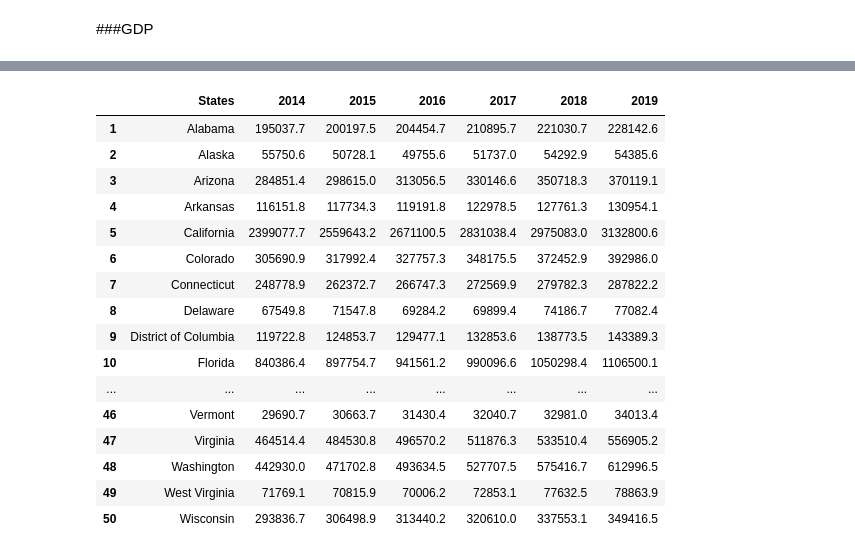
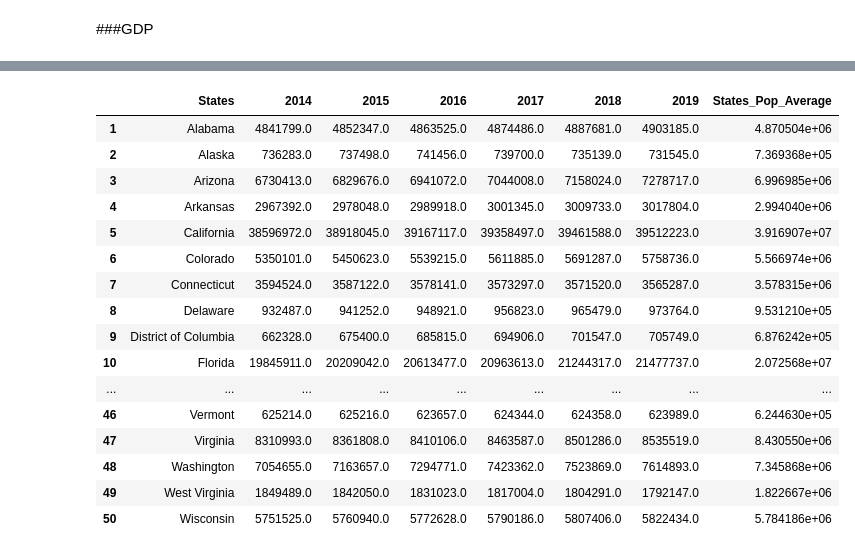
Before and after one commit to jrulloa/project-one, a Jupyter notebook: Master Notebook.ipynb, the cells around one changed output, grey strips where cells are left out. Cells and saved outputs as stored; diff of their text form; code cells hidden in the pictures.

```diff
--- a/Master Notebook.ipynb
+++ b/Master Notebook.ipynb
@@ -92,20 +52,21 @@ final_inc_df.head()
-# %%
-final_gdp_df.head()
-# %% [output]
-|  | States | 2014 | 2015 | 2016 | 2017 | 2018 | 2019 |
-| 1 | Alabama | 195037.7 | 200197.5 | 204454.7 | 210895.7 | 221030.7 | 228142.6 |
-| 2 | Alaska | 55750.6 | 50728.1 | 49755.6 | 51737.0 | 54292.9 | 54385.6 |
-| 3 | Arizona | 284851.4 | 298615.0 | 313056.5 | 330146.6 | 350718.3 | 370119.1 |
-| 4 | Arkansas | 116151.8 | 117734.3 | 119191.8 | 122978.5 | 127761.3 | 130954.1 |
-| 5 | California | 2399077.7 | 2559643.2 | 2671100.5 | 2831038.4 | 2975083.0 | 3132800.6 |
-| 6 | Colorado | 305690.9 | 317992.4 | 327757.3 | 348175.5 | 372452.9 | 392986.0 |
-| 7 | Connecticut | 248778.9 | 262372.7 | 266747.3 | 272569.9 | 279782.3 | 287822.2 |
-| 8 | Delaware | 67549.8 | 71547.8 | 69284.2 | 69899.4 | 74186.7 | 77082.4 |
-| 9 | District of Columbia | 119722.8 | 124853.7 | 129477.1 | 132853.6 | 138773.5 | 143389.3 |
-| 10 | Florida | 840386.4 | 897754.7 | 941561.2 | 990096.6 | 1050298.4 | 1106500.1 |
-| ... | ... | ... | ... | ... | ... | ... | ... |
-| 46 | Vermont | 29690.7 | 30663.7 | 31430.4 | 32040.7 | 32981.0 | 34013.4 |
-| 47 | Virginia | 464514.4 | 484530.8 | 496570.2 | 511876.3 | 533510.4 | 556905.2 |
-| 48 | Washington | 442930.0 | 471702.8 | 493634.5 | 527707.5 | 575416.7 | 612996.5 |
-| 49 | West Virginia | 71769.1 | 70815.9 | 70006.2 | 72853.1 | 77632.5 | 78863.9 |
-| 50 | Wisconsin | 293836.7 | 306498.9 | 313440.2 | 320610.0 | 337553.1 | 349416.5 |
+# %%
+final_pop_df["States_Pop_Average"]=final_pop_df.mean(axis=1)
+final_pop_df
+# %% [output]
+|  | States | 2014 | 2015 | 2016 | 2017 | 2018 | 2019 | States_Pop_Average |
+| 1 | Alabama | 4841799.0 | 4852347.0 | 4863525.0 | 4874486.0 | 4887681.0 | 4903185.0 | 4.870504e+06 |
+| 2 | Alaska | 736283.0 | 737498.0 | 741456.0 | 739700.0 | 735139.0 | 731545.0 | 7.369368e+05 |
+| 3 | Arizona | 6730413.0 | 6829676.0 | 6941072.0 | 7044008.0 | 7158024.0 | 7278717.0 | 6.996985e+06 |
+| 4 | Arkansas | 2967392.0 | 2978048.0 | 2989918.0 | 3001345.0 | 3009733.0 | 3017804.0 | 2.994040e+06 |
+| 5 | California | 38596972.0 | 38918045.0 | 39167117.0 | 39358497.0 | 39461588.0 | 39512223.0 | 3.916907e+07 |
+| 6 | Colorado | 5350101.0 | 5450623.0 | 5539215.0 | 5611885.0 | 5691287.0 | 5758736.0 | 5.566974e+06 |
+| 7 | Connecticut | 3594524.0 | 3587122.0 | 3578141.0 | 3573297.0 | 3571520.0 | 3565287.0 | 3.578315e+06 |
+| 8 | Delaware | 932487.0 | 941252.0 | 948921.0 | 956823.0 | 965479.0 | 973764.0 | 9.531210e+05 |
+| 9 | District of Columbia | 662328.0 | 675400.0 | 685815.0 | 694906.0 | 701547.0 | 705749.0 | 6.876242e+05 |
+| 10 | Florida | 19845911.0 | 20209042.0 | 20613477.0 | 20963613.0 | 21244317.0 | 21477737.0 | 2.072568e+07 |
+| ... | ... | ... | ... | ... | ... | ... | ... | ... |
+| 46 | Vermont | 625214.0 | 625216.0 | 623657.0 | 624344.0 | 624358.0 | 623989.0 | 6.244630e+05 |
+| 47 | Virginia | 8310993.0 | 8361808.0 | 8410106.0 | 8463587.0 | 8501286.0 | 8535519.0 | 8.430550e+06 |
+| 48 | Washington | 7054655.0 | 7163657.0 | 7294771.0 | 7423362.0 | 7523869.0 | 7614893.0 | 7.345868e+06 |
+| 49 | West Virginia | 1849489.0 | 1842050.0 | 1831023.0 | 1817004.0 | 1804291.0 | 1792147.0 | 1.822667e+06 |
+| 50 | Wisconsin | 5751525.0 | 5760940.0 | 5772628.0 | 5790186.0 | 5807406.0 | 5822434.0 | 5.784186e+06 |
```
Also changed, not shown: parts of 18 cells of this notebook, 2 other files.
